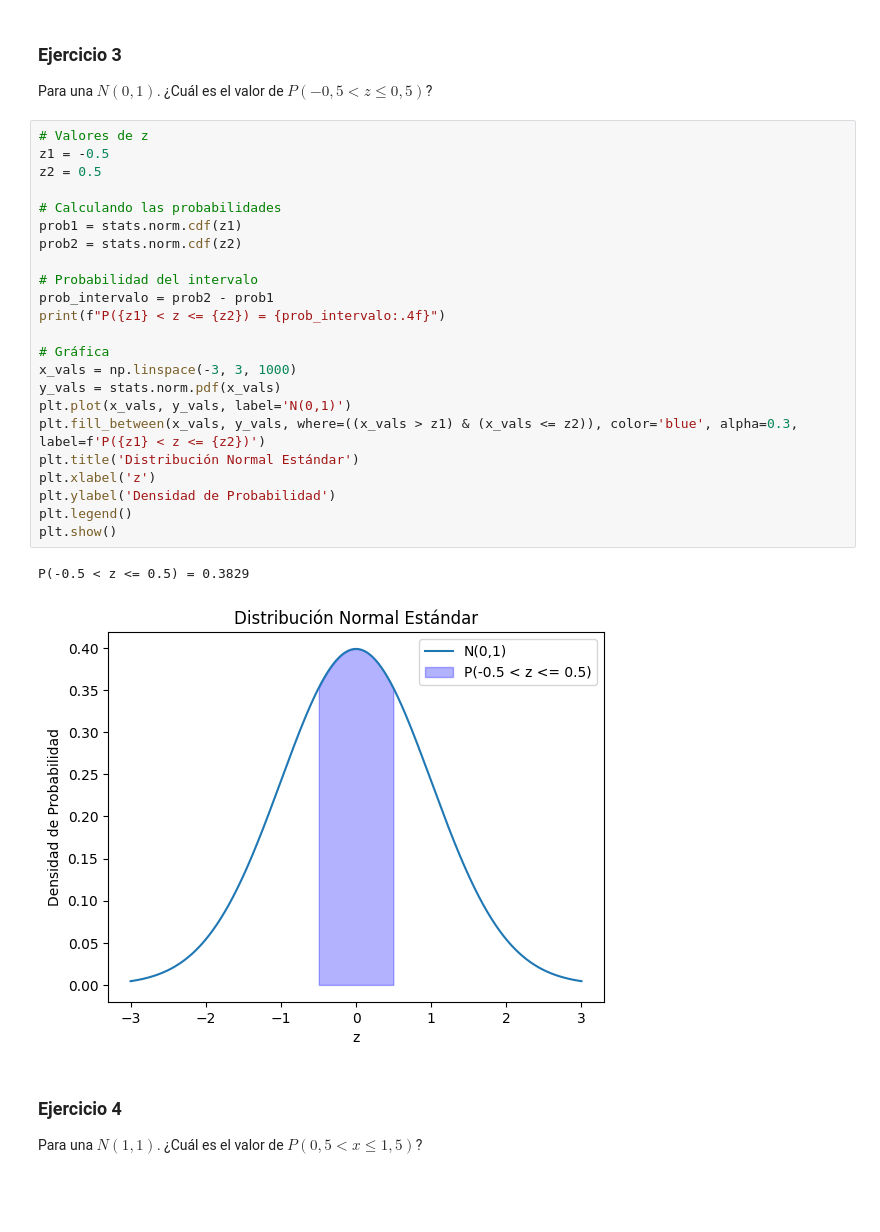
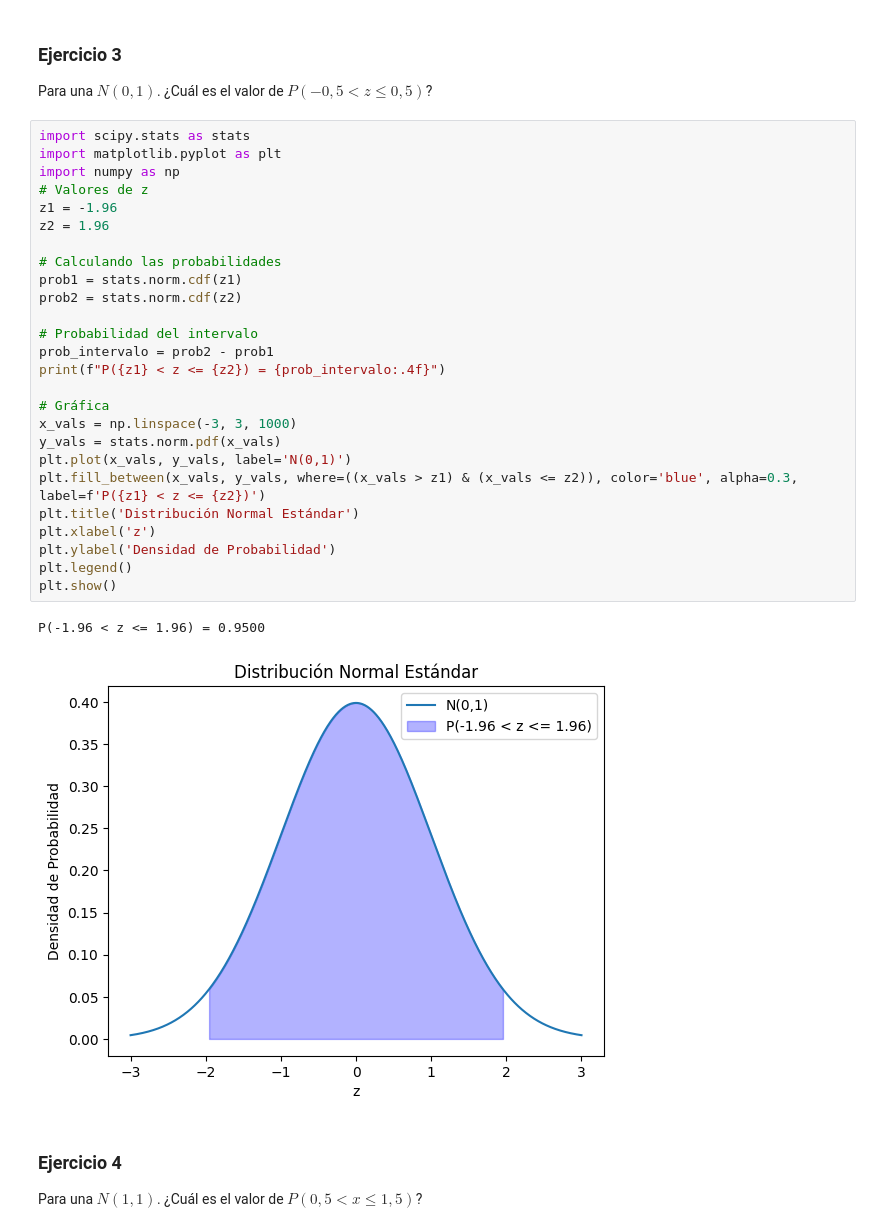
Before and after one commit to abxda/python-stats, a Jupyter notebook: STAT_Semana_7.ipynb, the cells around one changed output. Saved outputs shown, nothing was run; the diff lists cells and outputs as text; blank space fills up the shorter version.

```diff
--- a/STAT_Semana_7.ipynb
+++ b/STAT_Semana_7.ipynb
@@ -372,31 +371,34 @@ P(z <= -0.5) = 0.3085
 ### Ejercicio 3
 Para una $ N(0,1) $. ¿Cuál es el valor de $ P(-0,5 < z \leq 0,5) $?
 # %%
+import scipy.stats as stats
+import matplotlib.pyplot as plt
+import numpy as np
 # Valores de z
-z1 = -0.5
-z2 = 0.5
+z1 = -1.96
+z2 = 1.96
 
 # Calculando las probabilidades
 prob1 = stats.norm.cdf(z1)
 prob2 = stats.norm.cdf(z2)
 
 # Probabilidad del intervalo
 prob_intervalo = prob2 - prob1
 print(f"P({z1} < z <= {z2}) = {prob_intervalo:.4f}")
 
 # Gráfica
 x_vals = np.linspace(-3, 3, 1000)
 y_vals = stats.norm.pdf(x_vals)
 plt.plot(x_vals, y_vals, label='N(0,1)')
 plt.fill_between(x_vals, y_vals, where=((x_vals > z1) & (x_vals <= z2)), color='blue', alpha=0.3, label=f'P({z1} < z <= {z2})')
 plt.title('Distribución Normal Estándar')
 plt.xlabel('z')
 plt.ylabel('Densidad de Probabilidad')
 plt.legend()
 plt.show()
 # %% [output]
-P(-0.5 < z <= 0.5) = 0.3829
+P(-1.96 < z <= 1.96) = 0.9500
-[figure, old version]
+[figure, new version]
 # %% [markdown]
 ### Ejercicio 4
 Para una $ N(1,1) $. ¿Cuál es el valor de $ P(0,5 < x \leq 1,5) $?
```
Also changed, not shown: parts of 2 cells of this notebook.
